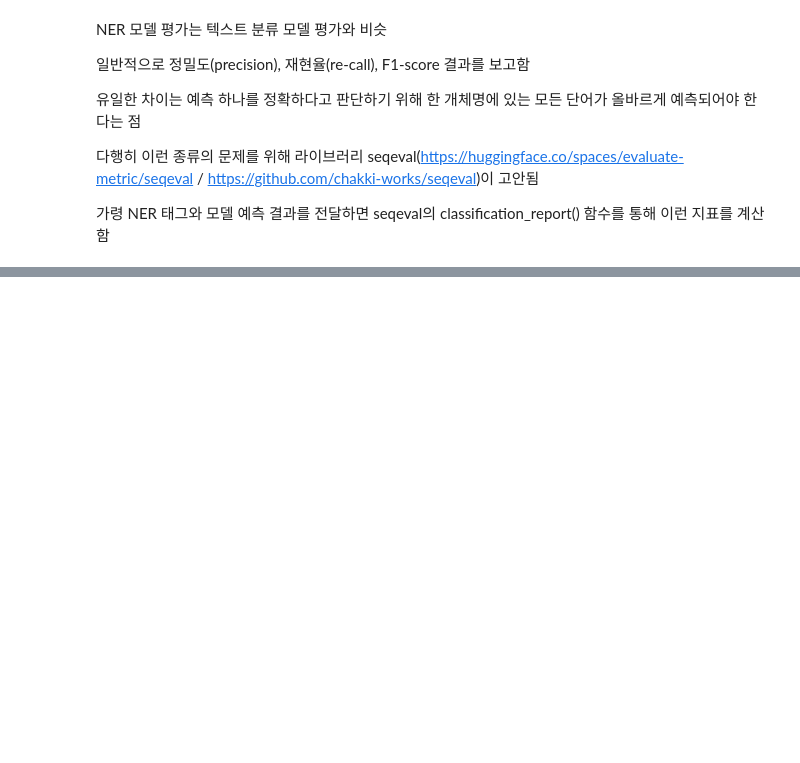
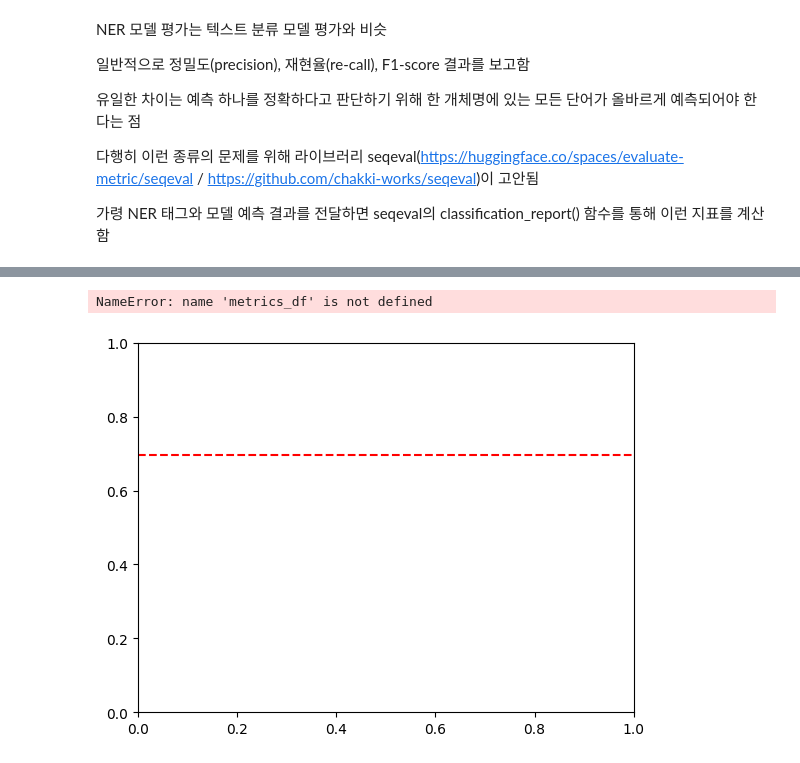
Before and after one commit to breadho/Transformers, a Jupyter notebook: 4장.ipynb, the cells around one changed output, grey strips where cells are left out. Drawn from its saved outputs; the diff is of its cells as text; code cells hidden in the pictures; blank space fills up the shorter version.

```diff
--- a/4장.ipynb
+++ b/4장.ipynb
@@ -866,0 +1426,21 @@ NER 모델 평가는 텍스트 분류 모델 평가와 비슷
+# %%
+def train_on_subset(dataset, num_samples):
+    train_ds = dataset["train"].shuffle(seed=42).select(range(num_samples))
+    valid_ds = dataset["validation"]
+    test_ds = dataset["test"]
+    training_args.logging_steps = len(train_ds) // batch_size
+
+    trainer = Trainer(model_init = model_init,
+                      args = training_args,
+                      data_collator = data_collator,
+                      compute_metrics = compute_metrics,
+                      train_dataset = train_ds,
+                      eval_dataset = valid_ds,
+                      tokenizer = xlmr_tokenizer)
+    trainer.train()
+    if training_args.push_to_hub:
+        trainer.push_to_hub(commit_message="Training completed!")
+
+    f1_score = get_f1_score(trainer, test_ds)
+    return pd.DataFrame.from_dict(
+        {"num_samples": [len(train_ds)], "f1_score": [f1_score]})
@@ -866,0 +1449,2 @@ NER 모델 평가는 텍스트 분류 모델 평가와 비슷
+# %%
+panx_fr_encoded = encode_panx_dataset(panx_ch["fr"])
@@ -866,0 +1457,4 @@ NER 모델 평가는 텍스트 분류 모델 평가와 비슷
+# %%
+training_args.push_to_hub = False
+metrics_df = train_on_subset(panx_fr_encoded, 250)
+metrics_df
@@ -866,0 +1476,6 @@ NER 모델 평가는 텍스트 분류 모델 평가와 비슷
+# %%
+import pandas as pd
+
+for num_samples in [500, 1000, 2000, 4000]:
+    temp_df = train_on_subset(panx_fr_encoded, num_samples)
+    metrics_df = pd.concat([metrics_df, temp_df])
@@ -866,0 +1532,12 @@ NER 모델 평가는 텍스트 분류 모델 평가와 비슷
+# %%
+fig, ax = plt.subplots()
+ax.axhline(f1_scores["de"]["fr"], ls="--", color="r")
+metrics_df.set_index("num_samples").plot(ax=ax)
+plt.legend(["Zero-shot from de", "Fine-tuned on fr"], loc="lower right")
+plt.ylim((0, 1))
+plt.xlabel("Number of Training Samples")
+plt.ylabel("F1 Score")
+plt.show()
+# %% [output]
+NameError: name 'metrics_df' is not defined
+[figure, added]
```
Also changed, not shown: parts of 84 cells of this notebook.
